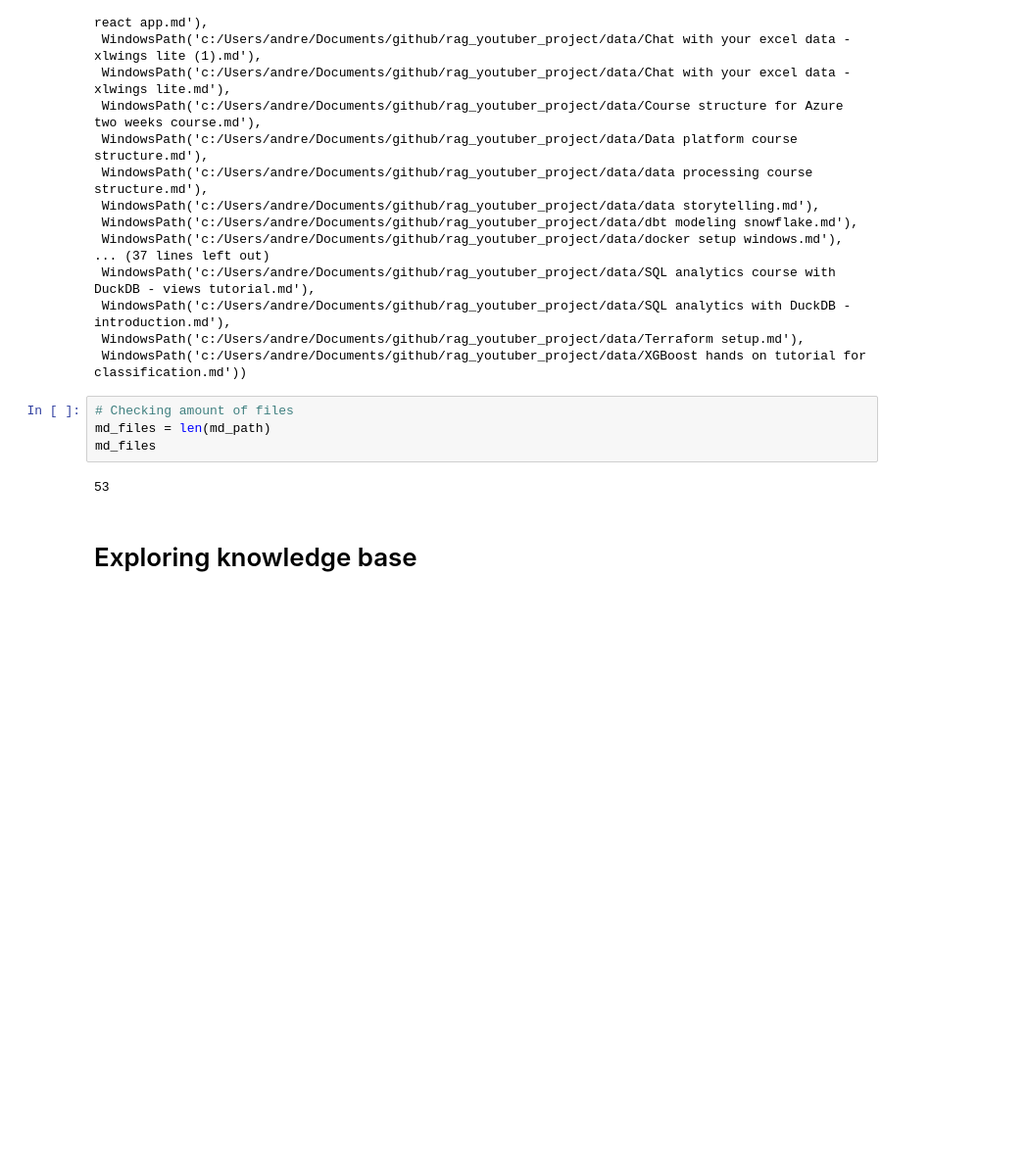
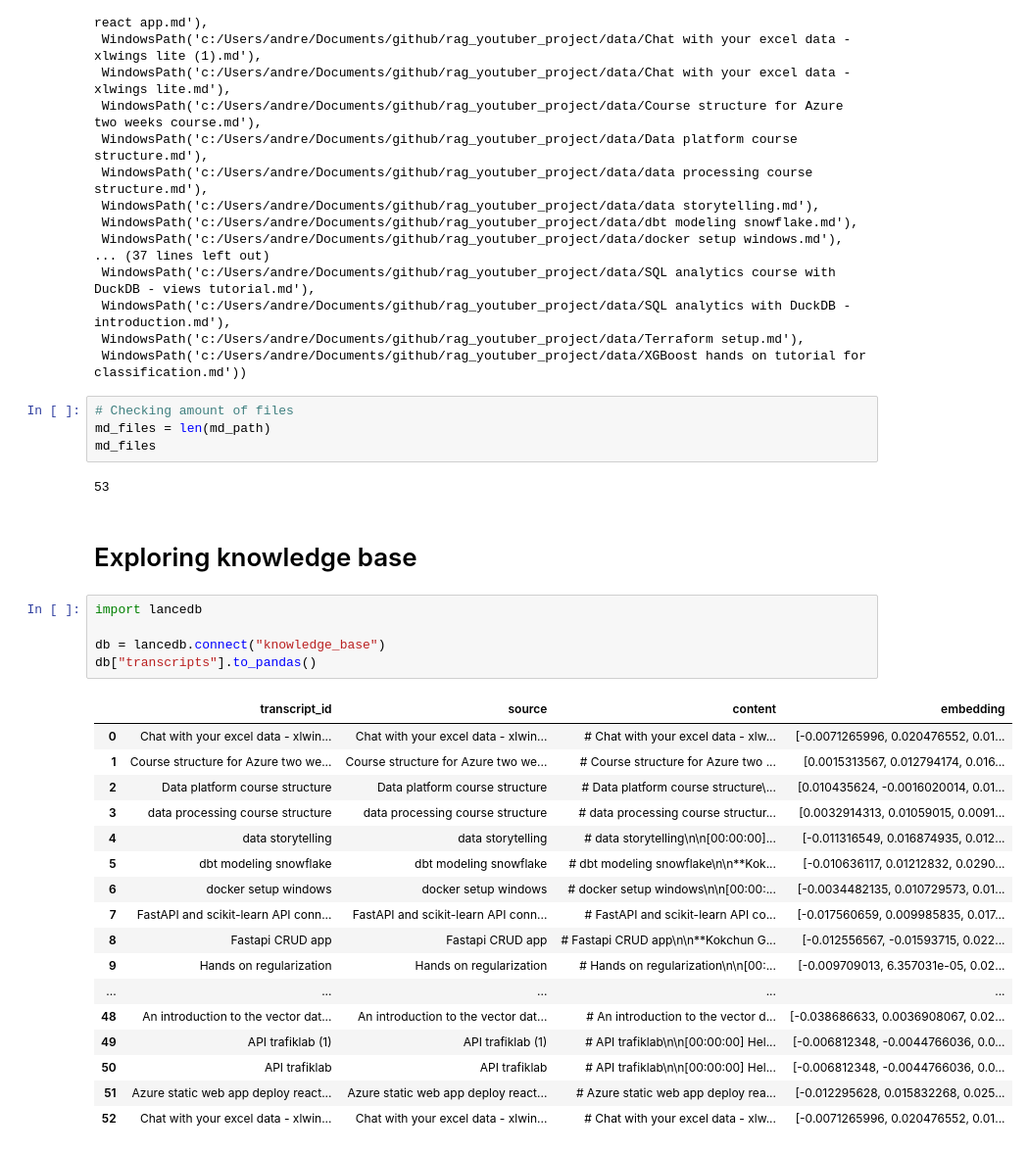
Before and after one commit to AndresTrujillo1811-bit/rag_youtuber_project, a Jupyter notebook: explorations.ipynb, the cells around one changed output. Shown at 98% size. Cells and saved outputs as stored; diff of their text form; blank space fills up the shorter version.

```diff
--- a/explorations.ipynb
+++ b/explorations.ipynb
@@ -32,3 +32,26 @@ md_files
 53
 # %% [markdown]
 # Exploring knowledge base
+# %%
+import lancedb
+
+db = lancedb.connect("knowledge_base")
+db["transcripts"].to_pandas()
+# %% [output]
+|  | transcript_id | source | content | embedding |
+| 0 | Chat with your excel data - xlwin... | Chat with your excel data - xlwin... | # Chat with your excel data - xlw... | [-0.0071265996, 0.020476552, 0.01... |
+| 1 | Course structure for Azure two we... | Course structure for Azure two we... | # Course structure for Azure two ... | [0.0015313567, 0.012794174, 0.016... |
+| 2 | Data platform course structure | Data platform course structure | # Data platform course structure\... | [0.010435624, -0.0016020014, 0.01... |
+| 3 | data processing course structure | data processing course structure | # data processing course structur... | [0.0032914313, 0.01059015, 0.0091... |
+| 4 | data storytelling | data storytelling | # data storytelling\n\n[00:00:00]... | [-0.011316549, 0.016874935, 0.012... |
+| 5 | dbt modeling snowflake | dbt modeling snowflake | # dbt modeling snowflake\n\n**Kok... | [-0.010636117, 0.01212832, 0.0290... |
+| 6 | docker setup windows | docker setup windows | # docker setup windows\n\n[00:00:... | [-0.0034482135, 0.010729573, 0.01... |
+| 7 | FastAPI and scikit-learn API conn... | FastAPI and scikit-learn API conn... | # FastAPI and scikit-learn API co... | [-0.017560659, 0.009985835, 0.017... |
+| 8 | Fastapi CRUD app | Fastapi CRUD app | # Fastapi CRUD app\n\n**Kokchun G... | [-0.012556567, -0.01593715, 0.022... |
+| 9 | Hands on regularization | Hands on regularization | # Hands on regularization\n\n[00:... | [-0.009709013, 6.357031e-05, 0.02... |
+| ... | ... | ... | ... | ... |
+| 48 | An introduction to the vector dat... | An introduction to the vector dat... | # An introduction to the vector d... | [-0.038686633, 0.0036908067, 0.02... |
+| 49 | API trafiklab (1) | API trafiklab (1) | # API trafiklab\n\n[00:00:00] Hel... | [-0.006812348, -0.0044766036, 0.0... |
+| 50 | API trafiklab | API trafiklab | # API trafiklab\n\n[00:00:00] Hel... | [-0.006812348, -0.0044766036, 0.0... |
+| 51 | Azure static web app deploy react... | Azure static web app deploy react... | # Azure static web app deploy rea... | [-0.012295628, 0.015832268, 0.025... |
+| 52 | Chat with your excel data - xlwin... | Chat with your excel data - xlwin... | # Chat with your excel data - xlw... | [-0.0071265996, 0.020476552, 0.01... |
```
Also changed, not shown: parts of 1 cell of this notebook, 5 other files.
